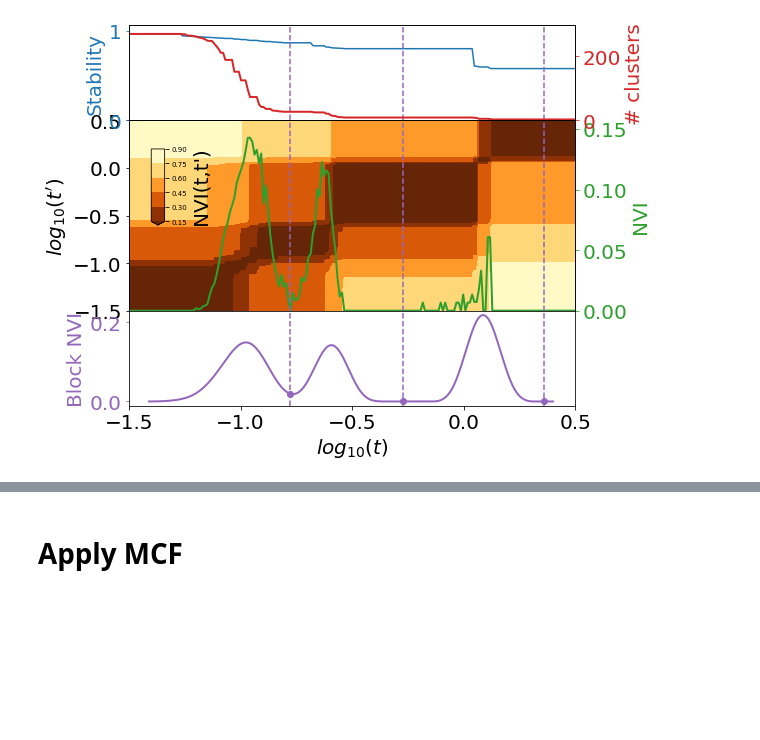
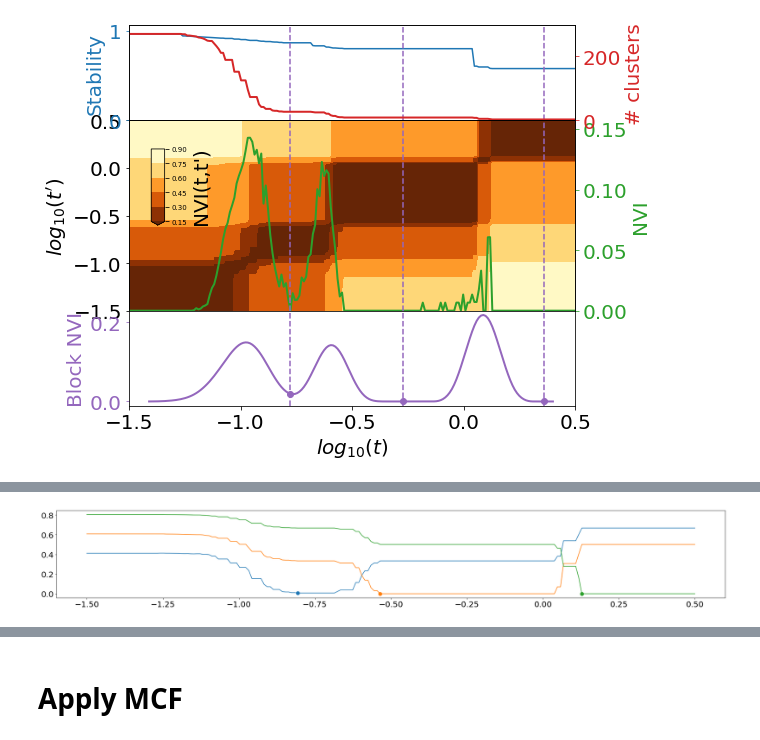
Before and after one commit to barahona-research-group/MCF, a Jupyter notebook: paper/2303_mSBM.ipynb, the cells around one changed output, grey strips where cells are left out. Saved outputs shown, nothing was run; the diff lists cells and outputs as text; code cells hidden in the pictures; blank space fills up the shorter version.

```diff
--- a/paper/2303_mSBM.ipynb
+++ b/paper/2303_mSBM.ipynb
@@ -144,3 +148,83 @@ plotting.plot_scan(MS_results)
 plt.show()
 # %% [output]
 [figure]
+# %%
+from pygenstability.pygenstability import evaluate_NVI
+
+# compare MS partitions to ground truth with NVI
+NVI_scores_fine = np.array(
+    [
+        evaluate_NVI([0, i], [fine_scale_id] + MS_results["community_id"])
+        for i in range(1, n_scale + 1)
+    ]
+)
+NVI_scores_middle = np.array(
+    [
+        evaluate_NVI([0, i], [middle_scale_id] + MS_results["community_id"])
+        for i in range(1, n_scale + 1)
+    ]
+)
+NVI_scores_coarse = np.array(
+    [
+        evaluate_NVI([0, i], [coarse_scale_id] + MS_results["community_id"])
+        for i in range(1, n_scale + 1)
+    ]
+)
+
+
+
+# # plot lower bound
+fig, ax = plt.subplots(1, figsize=(30, 4))
+# ax.axhline(0, c="k", ls="--")
+
+# plot NVI scores
+ax.plot(log_scales, NVI_scores_fine, label="Fine")
+ax.plot(log_scales, NVI_scores_middle, label="Medium")
+ax.plot(log_scales, NVI_scores_coarse, label="Coarse")
+
+# plot minima of NVI scores
+ax.scatter(
+    log_scales[np.argmin(NVI_scores_fine)], NVI_scores_fine.min(), marker=".", s=300
+)
+ax.scatter(
+    log_scales[np.argmin(NVI_scores_middle)],
+    NVI_scores_middle.min(),
+    marker=".",
+    s=300,
+)
+ax.scatter(
+    log_scales[np.argmin(NVI_scores_coarse)],
+    NVI_scores_coarse.min(),
+    marker=".",
+    s=300,
+)
+
+
+for i in range(len(selected_scales)):
+    if i == 0:
+        ax.axvline(
+            x=selected_scales[i],
+            ls="--",
+            color="Magenta",
+            label="MS Selection",
+        )
+    else:
+        ax.axvline(x=selected_scales[i], ls="--", color="Magenta")
+
+for i in range(len(msf.optimal_scales)):
+    if i == 0:
+        ax.axvline(
+            x=log_scales[msf.optimal_scales[i]],
+            ls=":",
+            color="Cyan",
+            label="MCF Selection",
+        )
+    else:
+        ax.axvline(x=log_scales[msf.optimal_scales[i]], ls=":", color="Cyan")
+
+ax.set(xlabel=r"$log_{10}(t)$", ylabel="NVI")  # yticks = [0.2,0.4,0.6,0.8] )
+
+ax.legend(loc=3)
+
+# plt.savefig(root_fig +'SBM_NVI_Comparison.pdf', dpi=fig.dpi,bbox_inches='tight')
+# %% [output]
@@ -146,0 +232 @@ plt.show()
+[figure, added]
```
Also changed, not shown: parts of 12 cells of this notebook, 12 other files.
